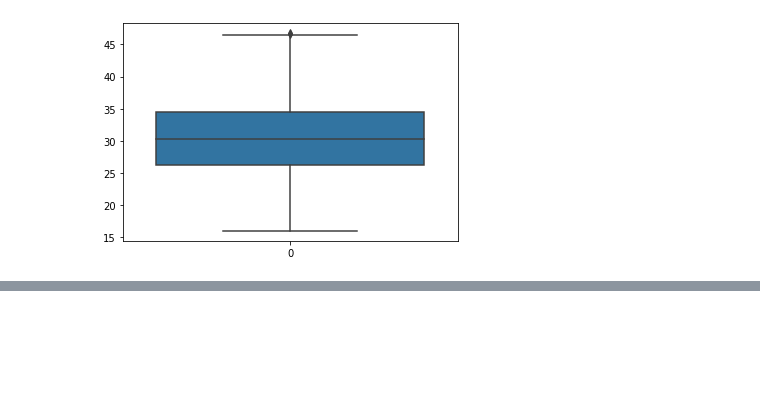
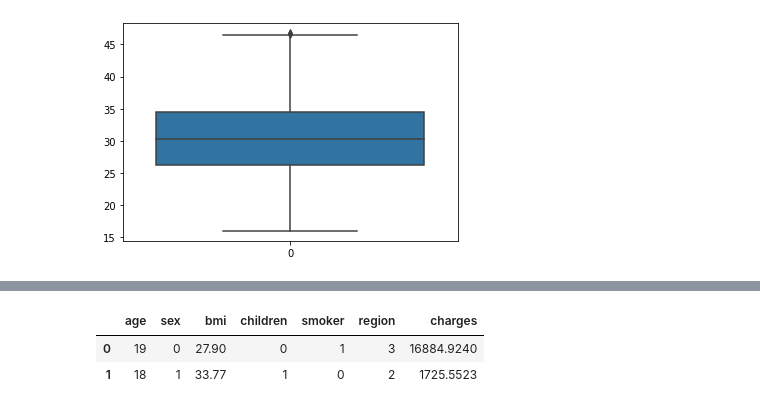
Before and after one commit to Jayanththunga/Artificial_Intelligence-Learn, a Jupyter notebook: 04_DataPreprocessing.ipynb, the cells around one changed output, grey strips where cells are left out. Cells and saved outputs as stored; diff of their text form; code cells hidden in the pictures; blank space fills up the shorter version.

```diff
--- a/04_DataPreprocessing.ipynb
+++ b/04_DataPreprocessing.ipynb
@@ -226,0 +278,6 @@ sns.boxplot(df.bmi)
+# %%
+df.head(2)
+# %% [output]
+|  | age | sex | bmi | children | smoker | region | charges |
+| 0 | 19 | 0 | 27.90 | 0 | 1 | 3 | 16884.9240 |
+| 1 | 18 | 1 | 33.77 | 1 | 0 | 2 | 1725.5523 |
```
Also changed, not shown: parts of 7 cells of this notebook.
